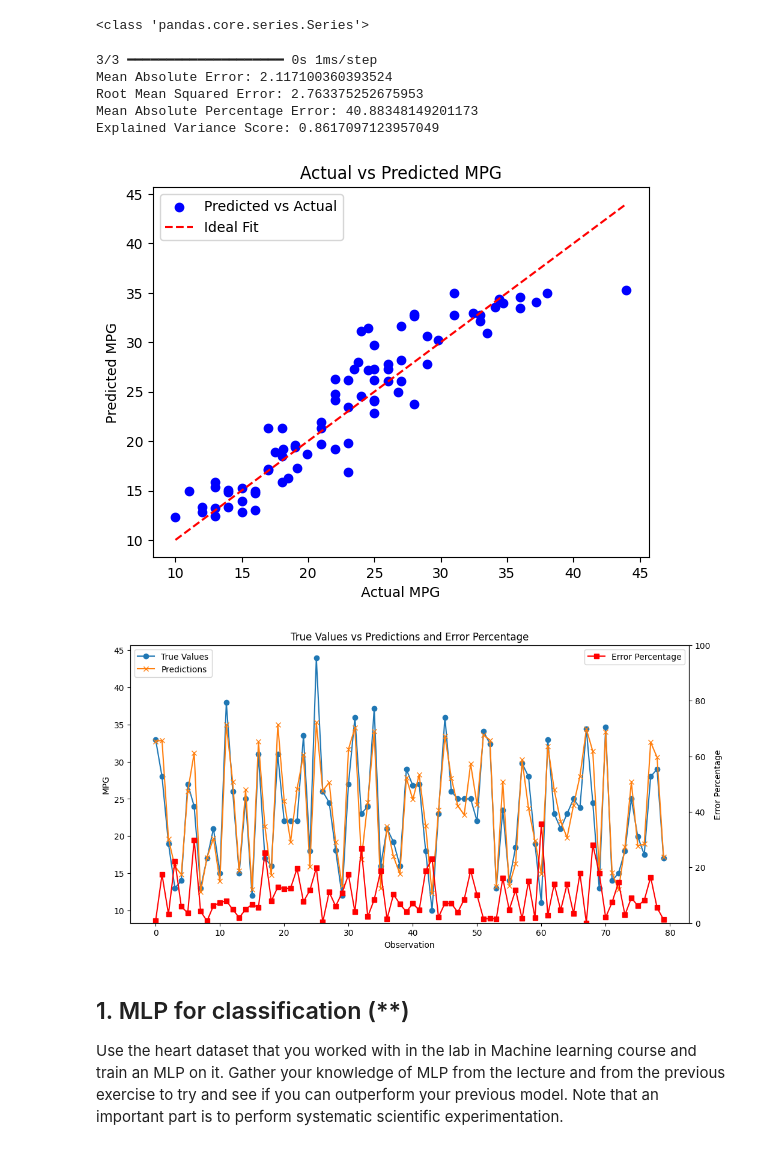
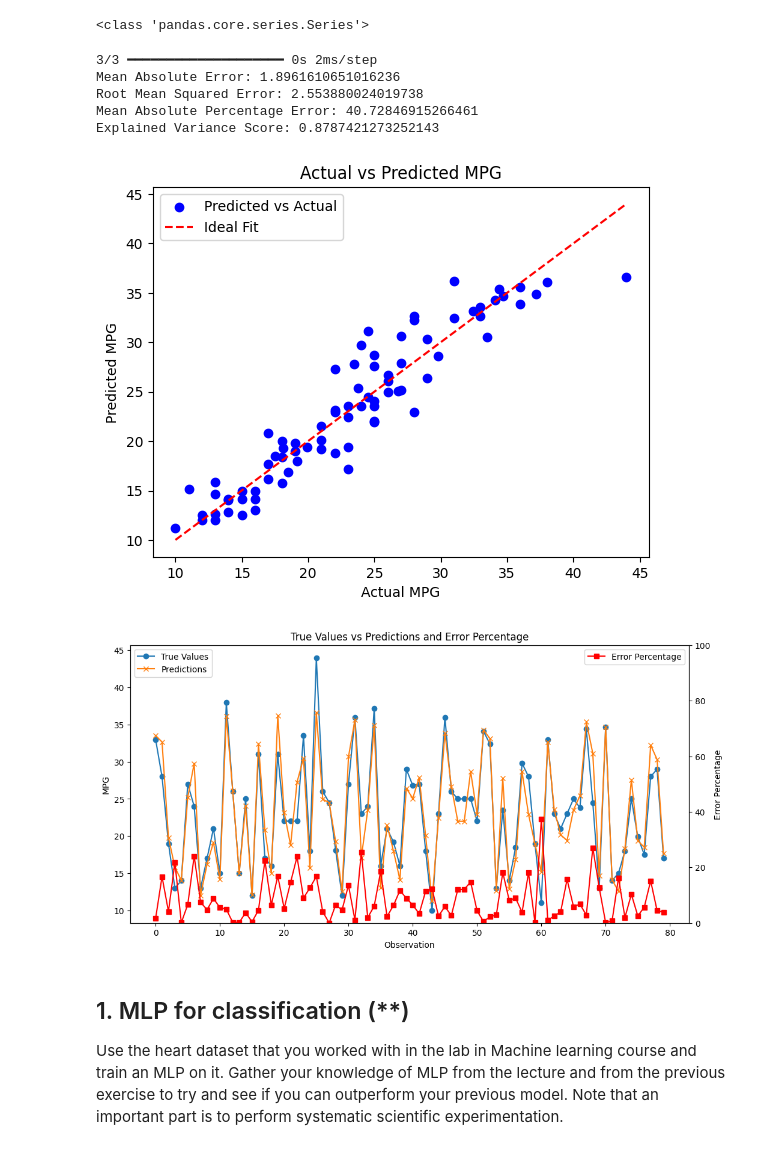
Before and after one commit to dancla240/Deep-Learning-Daniel-Claesson, a Jupyter notebook: E0-MLP.ipynb, the cells around one changed output. Cells and saved outputs as stored; diff of their text form; code cells hidden in the pictures.

```diff
--- a/E0-MLP.ipynb
+++ b/E0-MLP.ipynb
@@ -341,5 +358,5 @@ from keras.callbacks import EarlyStopping
 early_stopping = EarlyStopping(monitor='val_loss', patience=10, restore_best_weights=True) # early stopping
 #model.fit(X_train_val_scaled, y_train_val, epochs=100, batch_size=32, validation_data=(X_val_scaled, y_val), callbacks=[early_stopping]) # med early stopping, med valideringsdata
 #model.fit(X_test_scaled, y_test, epochs=25, batch_size=32)#, callbacks=[early_stopping]) # utan early stopping utan valideringsdata
-model.fit(X_train_scaled, y_train, epochs=4, batch_size=32, callbacks=[early_stopping]) # utan early stopping utan valideringsdata
+model.fit(X_train_scaled, y_train, epochs=25, batch_size=32, callbacks=[early_stopping]) # utan early stopping utan valideringsdata
 # %% [output]
@@ -534,11 +577,11 @@ print("Mean Absolute Percentage Error:", mape)
 explained_variance = explained_variance_score(y_test, y_pred)
 print("Explained Variance Score:", explained_variance)
 # %% [output]
-3/3 ━━━━━━━━━━━━━━━━━━━━ 0s 1ms/step
-Mean Absolute Error: 2.117100360393524
-Root Mean Squared Error: 2.763375252675953
-Mean Absolute Percentage Error: 40.88348149201173
-Explained Variance Score: 0.8617097123957049
+3/3 ━━━━━━━━━━━━━━━━━━━━ 0s 2ms/step
+Mean Absolute Error: 1.8961610651016236
+Root Mean Squared Error: 2.553880024019738
+Mean Absolute Percentage Error: 40.72846915266461
+Explained Variance Score: 0.8787421273252143
 # %%
 import matplotlib.pyplot as plt
 
@@ -557,32 +600,33 @@ plt.legend()
 # Show the plot
 plt.show()
 # %% [output]
-[figure, old version]
+[figure, new version]
 # %%
 import matplotlib.pyplot as plt
-
+# Calculate the error percentage for each prediction
+error_percentage = np.abs((y_test.values - y_pred.flatten()) / y_test.values) * 100
 # Create a figure and a set of subplots
 fig, ax1 = plt.subplots(figsize=(12, 6))
 
 # Plot the true values and predictions on the first y-axis
 ax1.plot(range(len(y_test)), y_test, label='True Values', marker='o')
 ax1.plot(range(len(y_test)), y_pred, label='Predictions', marker='x')
 ax1.set_xlabel('Observation')
 ax1.set_ylabel('MPG')
 ax1.set_title('True Values vs Predictions and Error Percentage')
 ax1.legend(loc='upper left')
 
 # Create a second y-axis for the error percentage
 ax2 = ax1.twinx()
 ax2.plot(range(len(y_test)), error_percentage, label='Error Percentage', marker='s', color='red')
 ax2.set_ylabel('Error Percentage')
 ax2.set_ylim(0, 100)
 ax2.legend(loc='upper right')
 
 # Show the plot
 plt.show()
 # %% [output]
-[figure, old version]
+[figure, new version]
 # %% [markdown]
 ## 1. MLP for classification (**)
 
```
Also changed, not shown: parts of 32 cells of this notebook.
